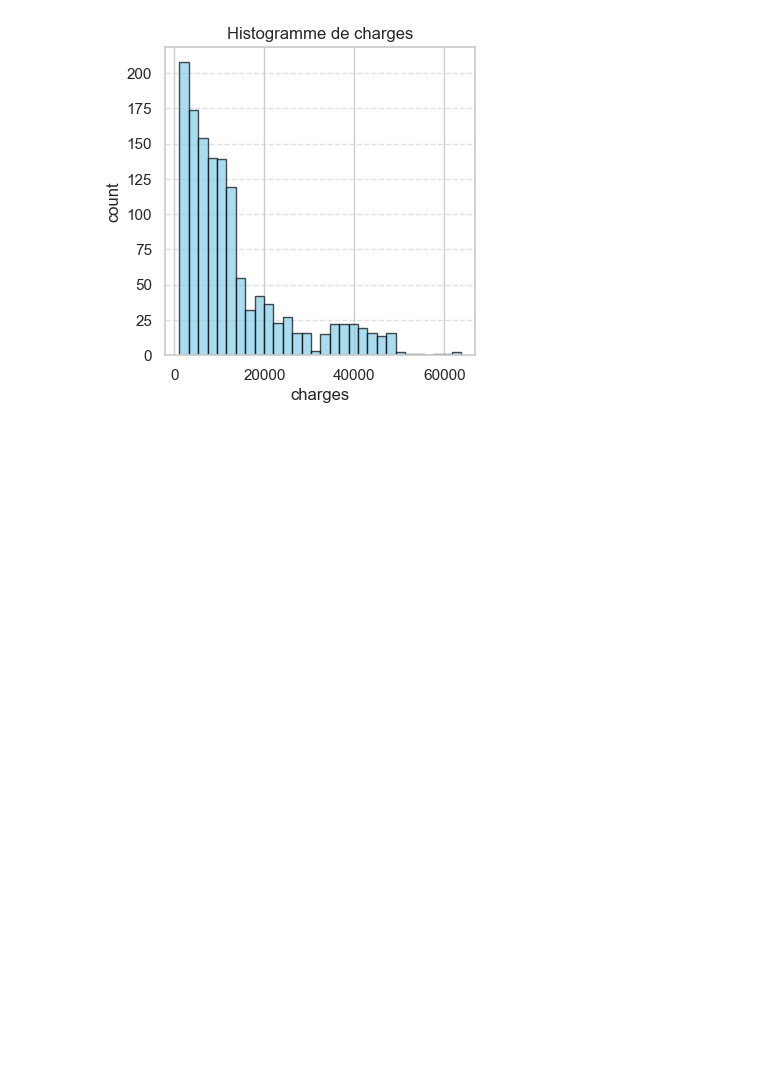
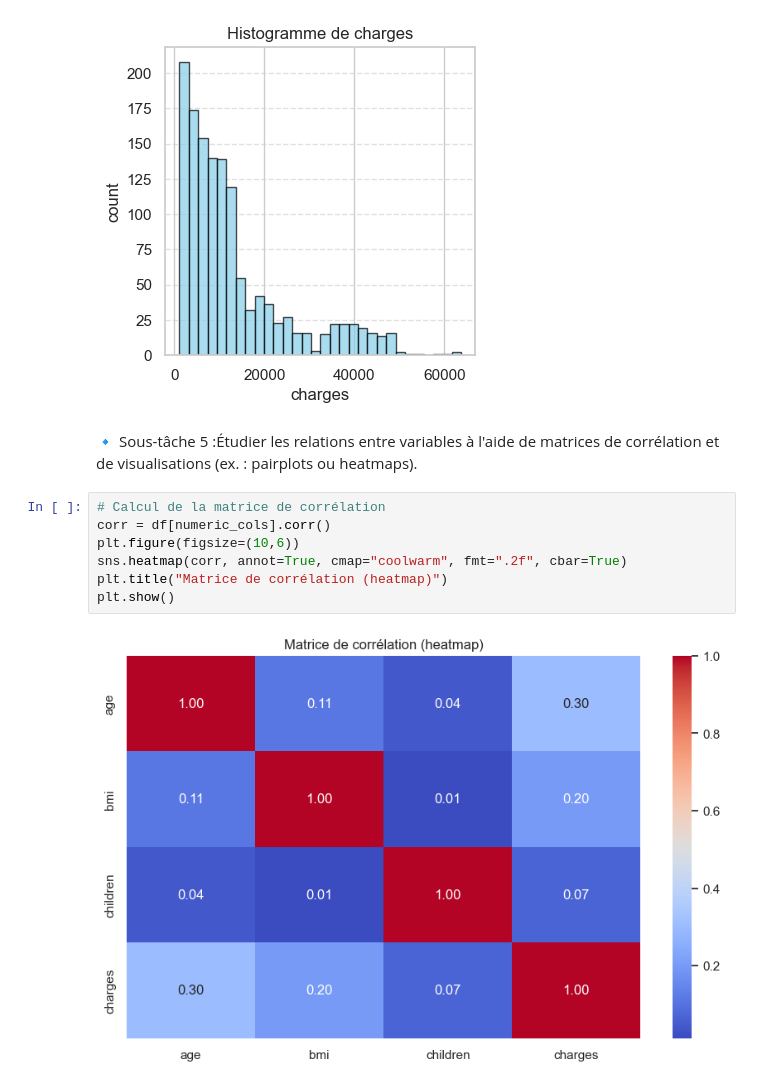
Before and after one commit to BouizmouneSalma/PCDM, a Jupyter notebook: Pcdm.ipynb, the cells around one changed output. Saved outputs shown, nothing was run; the diff lists cells and outputs as text; blank space fills up the shorter version.

Commit message:
add matrice de correlation pour etudier la relation entre les valeur numerique

```diff
--- a/Pcdm.ipynb
+++ b/Pcdm.ipynb
@@ -157,3 +157,14 @@ for col in numeric_cols:
 [figure]
 [figure]
 [figure]
+# %% [markdown]
+🔹 Sous-tâche 5  :Étudier les relations entre variables à l'aide de matrices de corrélation et de visualisations (ex. : pairplots ou heatmaps).
+# %%
+# Calcul de la matrice de corrélation
+corr = df[numeric_cols].corr()
+plt.figure(figsize=(10,6))
+sns.heatmap(corr, annot=True, cmap="coolwarm", fmt=".2f", cbar=True)
+plt.title("Matrice de corrélation (heatmap)")
+plt.show()
+# %% [output]
+[figure, added]
```
